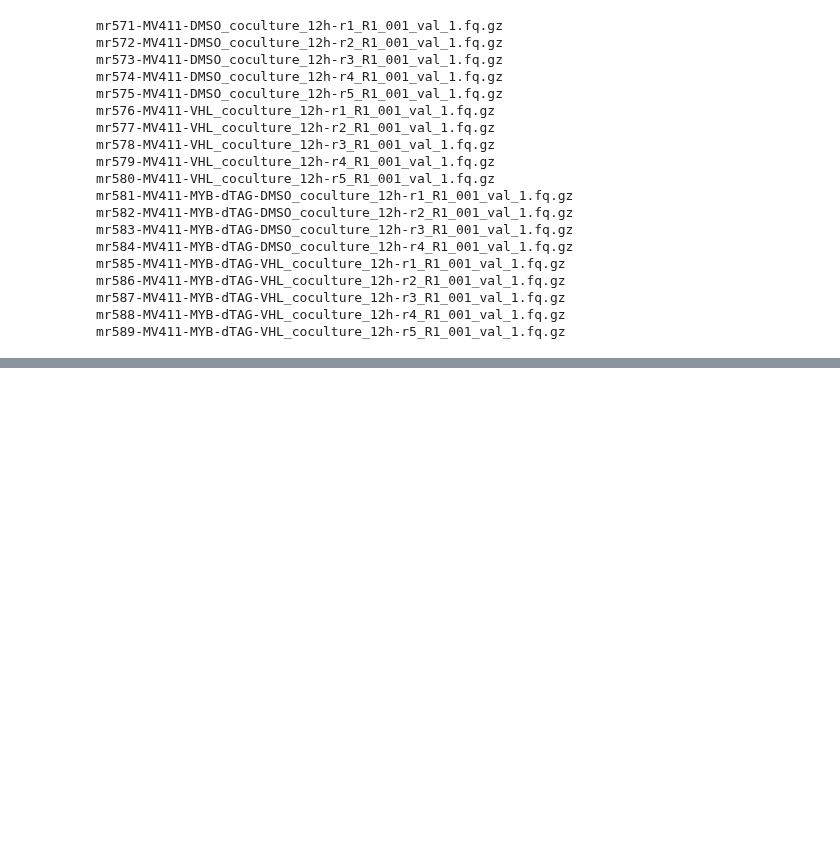
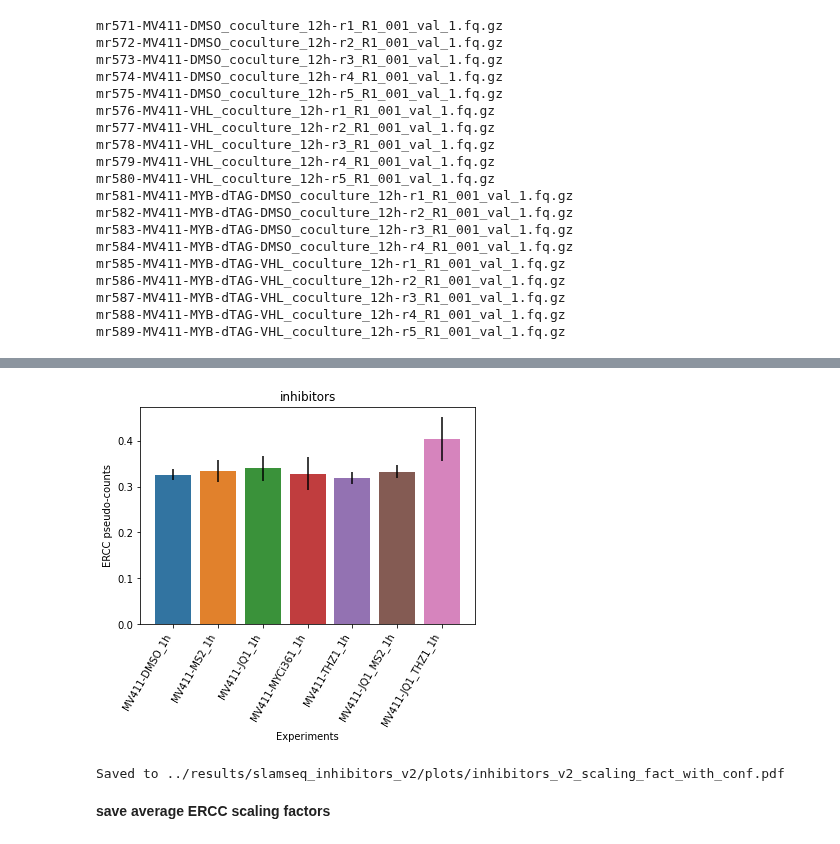
Before and after one commit to monikaperez/AMLproject, a Jupyter notebook: notebooks/slamseq_inhibitors_v2-noAlt.ipynb, the cells around one changed output, grey strips where cells are left out. Drawn from its saved outputs; the diff is of its cells as text; code cells hidden in the pictures; blank space fills up the shorter version.

```diff
--- a/notebooks/slamseq_inhibitors_v2-noAlt.ipynb
+++ b/notebooks/slamseq_inhibitors_v2-noAlt.ipynb
@@ -464,0 +724,5 @@ mr589-MV411-MYB-dTAG-VHL_coculture_12h-r5_R1_001_val_1.fq.gz
+# %%
+# save ERCC pseudocounts
+res_dir = "../results/slamseq_"+project+"/"
+createDir(res_dir+"plots/")
+res.to_csv(res_dir+project+"_scaling_factors.csv", header=False)
@@ -464,0 +763,13 @@ mr589-MV411-MYB-dTAG-VHL_coculture_12h-r5_R1_001_val_1.fq.gz
+# %%
+# replicates per condition
+reps = [r.split("-", 1)[1].split("-r",)[0] for r in res.keys()]
+
+prev=0
+r={}
+# get mean and variance of replicates per condition
+for val in list(Counter(reps).values()):
+    print(res.keys()[prev].split("-", 1)[1].split("-r")[0]+": "+
+          str([np.mean(res[prev:prev+val]), np.var(res[prev:prev+val])**(1/2)]))
+    r[res.keys()[prev].split("-", 1)[1].split("-r")[0]]=\
+    [np.mean(res[prev:prev+val]), np.var(res[prev:prev+val])**(1/2)]
+    prev+=val
@@ -464,0 +795,5 @@ mr589-MV411-MYB-dTAG-VHL_coculture_12h-r5_R1_001_val_1.fq.gz
+# %%
+# df of DMSO vs treatment for each condition
+d = pd.DataFrame(data=r.values(), index=r.keys(), columns=['ERCC pseudo-counts','var'])
+d['Experiments'] = d.index
+d
@@ -464,0 +816,19 @@ mr589-MV411-MYB-dTAG-VHL_coculture_12h-r5_R1_001_val_1.fq.gz
+# %%
+version = project.replace("_", " ").split(" ")[-1]
+createDir(res_dir+"/plots/")
+
+# barplot of DMSO vs inhibitor for each condition
+sns.barplot(x="Experiments", y="ERCC pseudo-counts", data=d, ci=None, )
+plt.errorbar(x=range(0,len(d)), y=d['ERCC pseudo-counts'],
+             yerr=d['var'], fmt='none', ecolor="black")
+plt.xticks(rotation=60, ha='right')
+plt.title(project.replace("_", " ").split(" v")[0])
+
+plt.savefig(res_dir+"plots/"+project+"_scaling_fact_with_conf.pdf", bbox_inches="tight")
+plt.show()
+print("Saved to "+res_dir+"plots/"+project+"_scaling_fact_with_conf.pdf")
+# %% [output]
+[figure, added]
+Saved to ../results/slamseq_inhibitors_v2/plots/inhibitors_v2_scaling_fact_with_conf.pdf
+# %% [markdown]
+__save average ERCC scaling factors__
```
Also changed, not shown: parts of 340 cells of this notebook, 37 other files.
